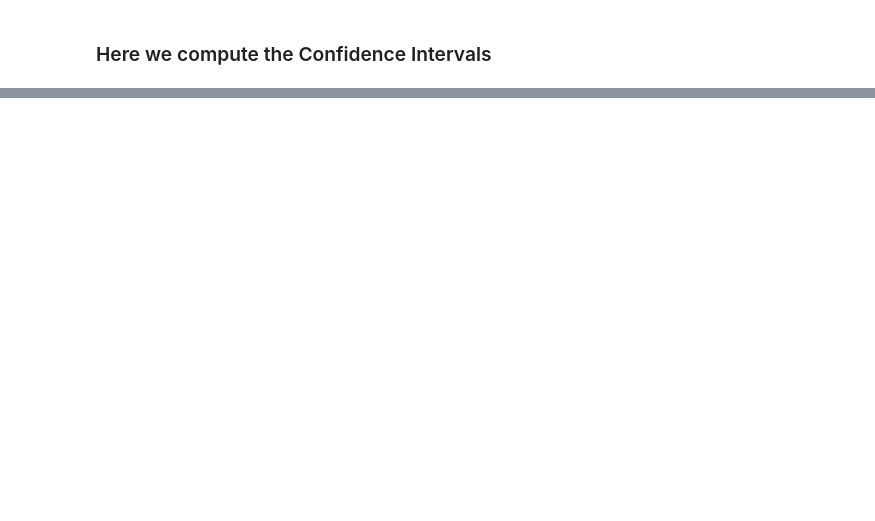
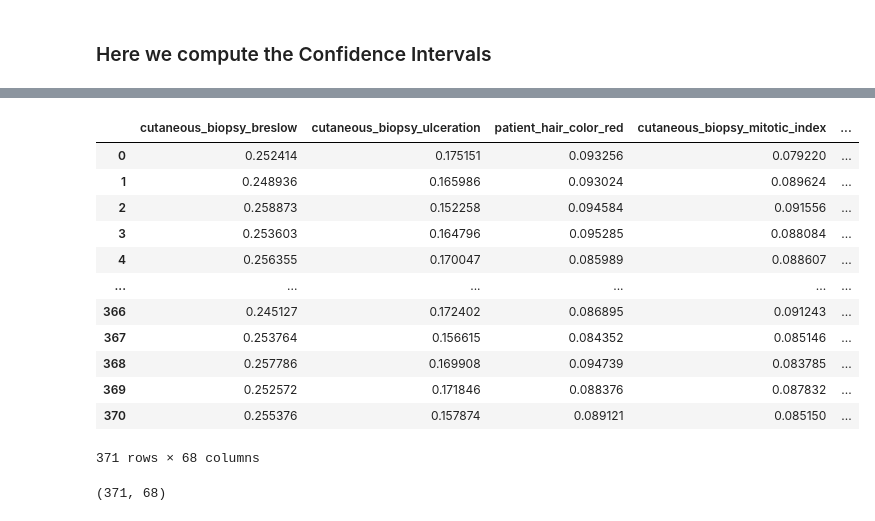
Before and after one commit to imatge-upc/SurvLIME-experiments, a Jupyter notebook: notebooks/verify_xxmm.ipynb, the cells around one changed output, grey strips where cells are left out. Cells and saved outputs as stored; diff of their text form; code cells hidden in the pictures; blank space fills up the shorter version.

```diff
--- a/notebooks/verify_xxmm.ipynb
+++ b/notebooks/verify_xxmm.ipynb
@@ -391,0 +436,20 @@ ImportError: cannot import name 'convert_ordering' from 'survLime.plots.utils._u
+# %%
+pru
+# %% [output]
+|  | cutaneous_biopsy_breslow | cutaneous_biopsy_ulceration | patient_hair_color_red | cutaneous_biopsy_mitotic_index | ... |
+| 0 | 0.252414 | 0.175151 | 0.093256 | 0.079220 | ... |
+| 1 | 0.248936 | 0.165986 | 0.093024 | 0.089624 | ... |
+| 2 | 0.258873 | 0.152258 | 0.094584 | 0.091556 | ... |
+| 3 | 0.253603 | 0.164796 | 0.095285 | 0.088084 | ... |
+| 4 | 0.256355 | 0.170047 | 0.085989 | 0.088607 | ... |
+| ... | ... | ... | ... | ... | ... |
+| 366 | 0.245127 | 0.172402 | 0.086895 | 0.091243 | ... |
+| 367 | 0.253764 | 0.156615 | 0.084352 | 0.085146 | ... |
+| 368 | 0.257786 | 0.169908 | 0.094739 | 0.083785 | ... |
+| 369 | 0.252572 | 0.171846 | 0.088376 | 0.087832 | ... |
+| 370 | 0.255376 | 0.157874 | 0.089121 | 0.085150 | ... |
+371 rows × 68 columns
+# %%
+pru.shape
+# %% [output]
+(371, 68)
```
Also changed, not shown: parts of 14 cells of this notebook, 1 other file.
